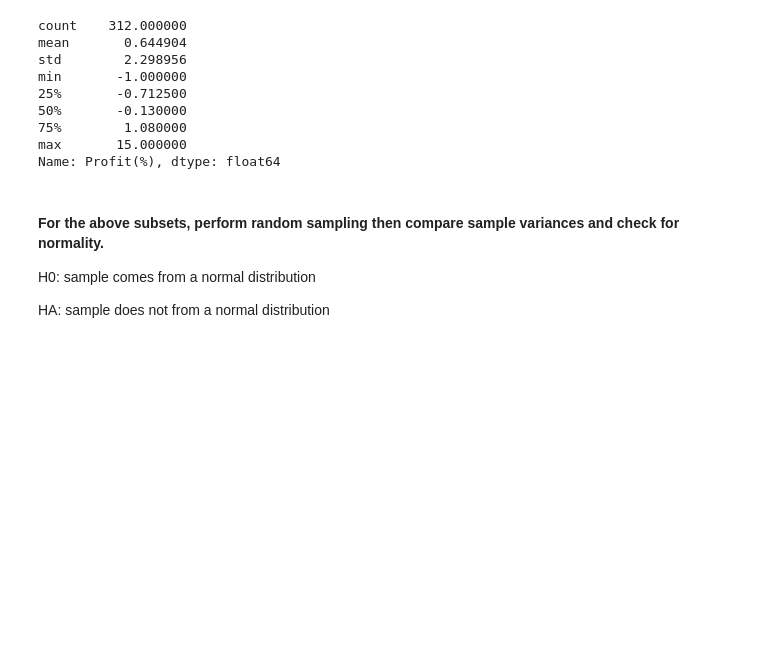
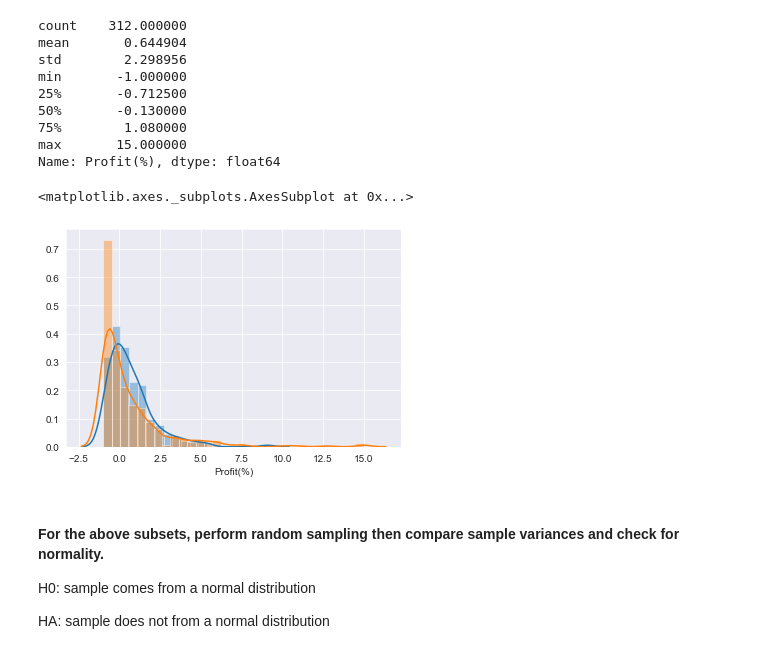
Before and after one commit to Greg-S-12/movies_project3, a Jupyter notebook: Grace_notebook.ipynb, the cells around one changed output. Cells and saved outputs as stored; diff of their text form; code cells hidden in the pictures; blank space fills up the shorter version.

```diff
--- a/Grace_notebook.ipynb
+++ b/Grace_notebook.ipynb
@@ -418,6 +415,13 @@ min       -1.000000
 75%        1.080000
 max       15.000000
 Name: Profit(%), dtype: float64
+# %%
+#Check distribution
+sns.distplot(df_genre_comedy["Profit(%)"])
+sns.distplot(df_genre_drama["Profit(%)"])
+# %% [output]
+<matplotlib.axes._subplots.AxesSubplot at 0x...>
+[figure, added]
 # %% [markdown]
 #### For the above subsets, perform random sampling then compare sample variances and check for normality.
 
```
Also changed, not shown: parts of 25 cells of this notebook.
